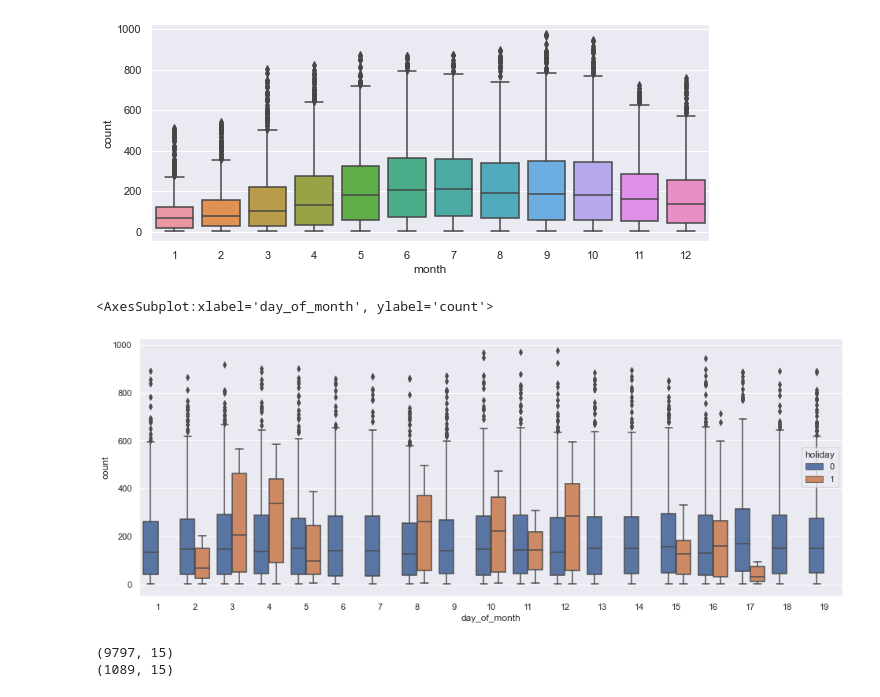
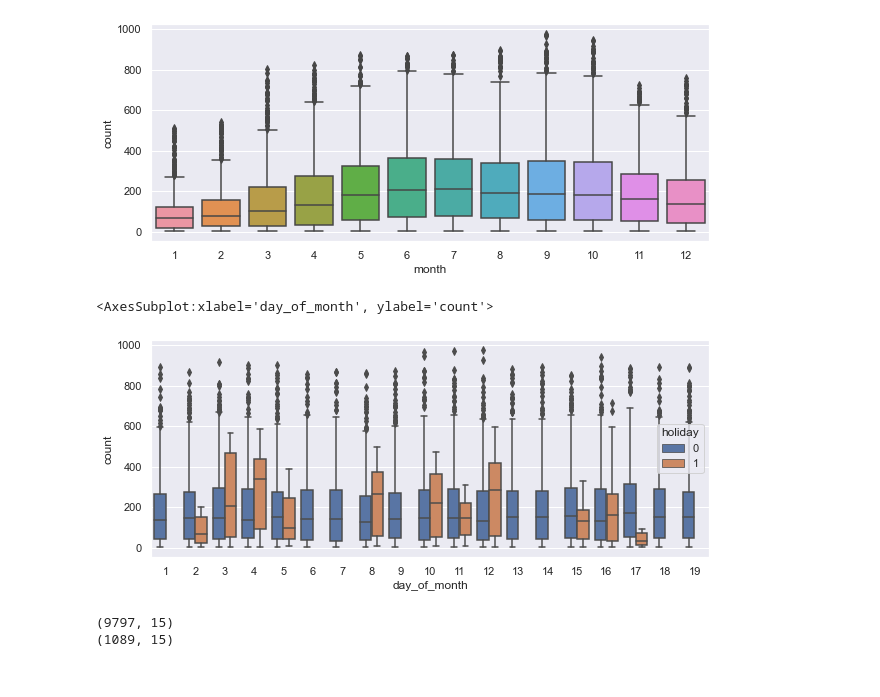
Before and after one commit to i-olivares/bike-sharing-analysis-using-LSTM, a Jupyter notebook: bike-sharing-analysis-WashingtonDC.ipynb, the cells around one changed output. Drawn from its saved outputs; the diff is of its cells as text; code cells hidden in the pictures.

```diff
--- a/bike-sharing-analysis-WashingtonDC.ipynb
+++ b/bike-sharing-analysis-WashingtonDC.ipynb
@@ -346,11 +346,11 @@ sns.boxplot(data=data,x=data["month"],y=data["count"])
 <AxesSubplot:xlabel='month', ylabel='count'>
 [figure]
 # %%
-plt.figure(figsize=(16,6))
+plt.figure(figsize=(10,4))
 sns.boxplot(data=data,x=data["day_of_month"],y=data["count"],hue=data["holiday"])
 # %% [output]
 <AxesSubplot:xlabel='day_of_month', ylabel='count'>
-[figure, old version]
+[figure, new version]
 # %%
 from sklearn.model_selection import train_test_split
 train,test = train_test_split(data,test_size=0.1,random_state=0)
```
Also changed, not shown: parts of 17 cells of this notebook.
